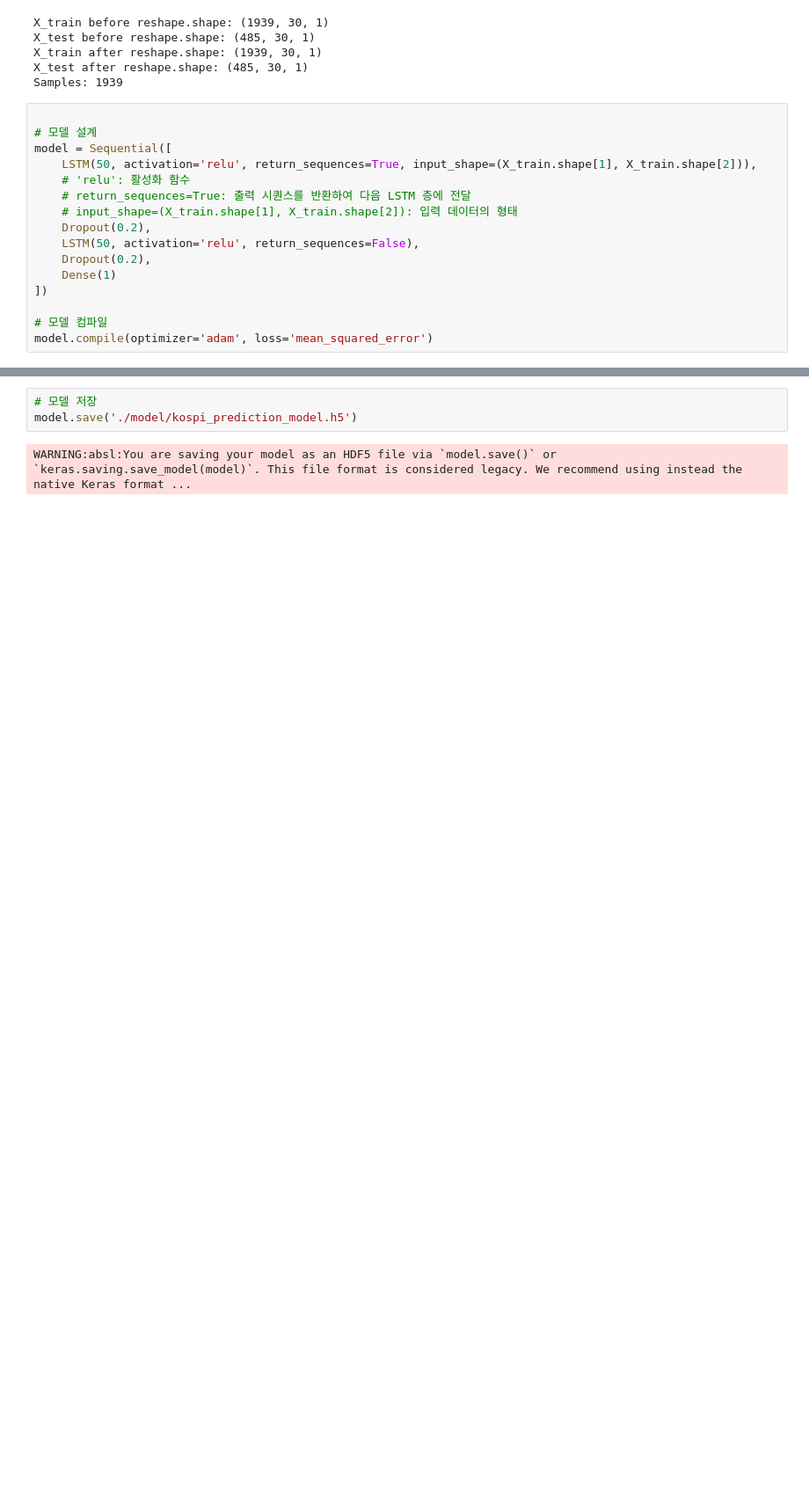
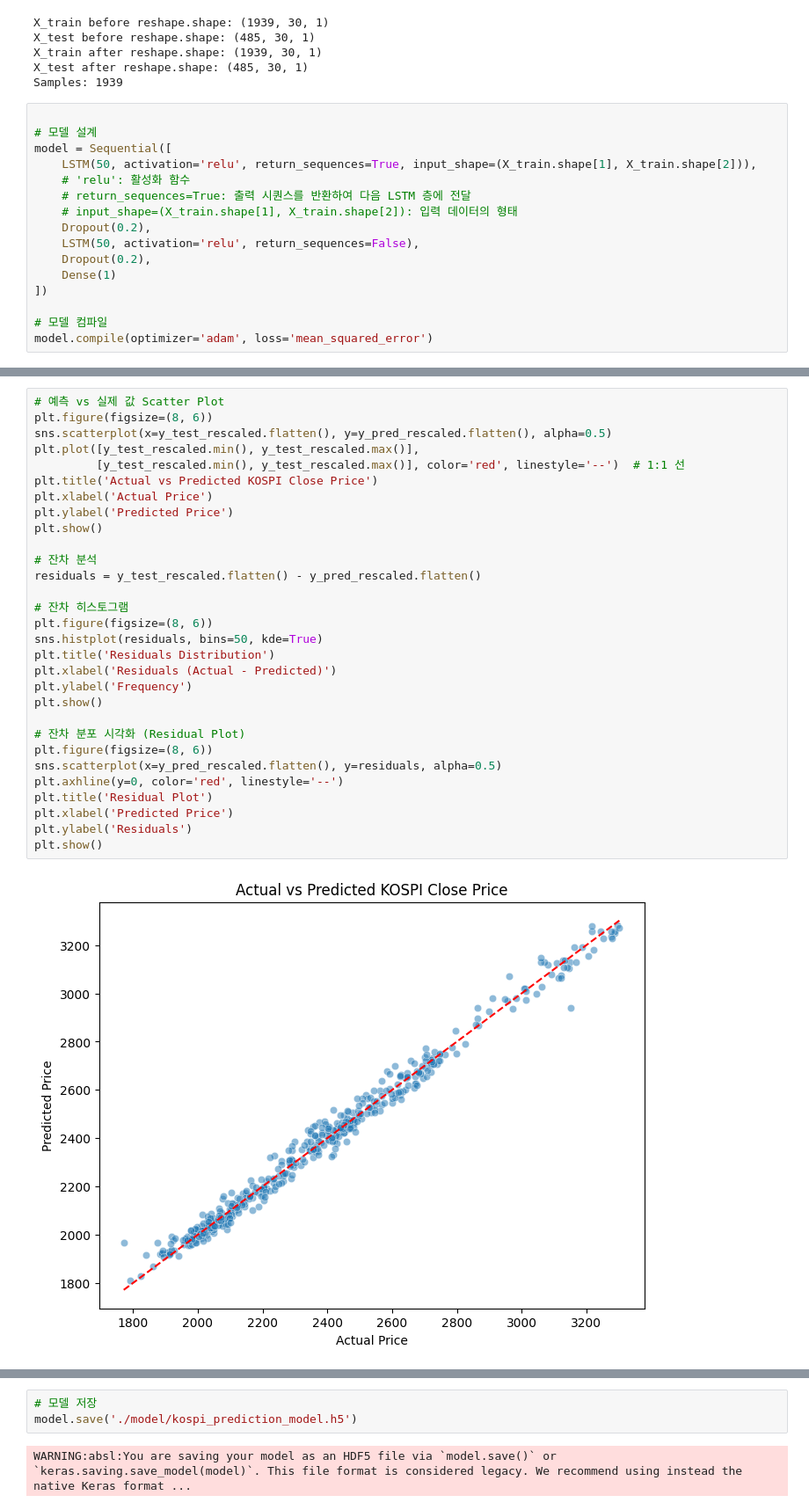
Before and after one commit to Aeyongddi/python_project, a Jupyter notebook: kospi_prediction.ipynb, the cells around one changed output, grey strips where cells are left out. Shown: that part at 88% size. Cells and saved outputs as stored; diff of their text form; blank space fills up the shorter version.

```diff
--- a/kospi_prediction.ipynb
+++ b/kospi_prediction.ipynb
@@ -288,0 +293,32 @@ R2: 0.9837264812270898
+# %%
+# 예측 vs 실제 값 Scatter Plot
+plt.figure(figsize=(8, 6))
+sns.scatterplot(x=y_test_rescaled.flatten(), y=y_pred_rescaled.flatten(), alpha=0.5)
+plt.plot([y_test_rescaled.min(), y_test_rescaled.max()],
+         [y_test_rescaled.min(), y_test_rescaled.max()], color='red', linestyle='--')  # 1:1 선
+plt.title('Actual vs Predicted KOSPI Close Price')
+plt.xlabel('Actual Price')
+plt.ylabel('Predicted Price')
+plt.show()
+
+# 잔차 분석
+residuals = y_test_rescaled.flatten() - y_pred_rescaled.flatten()
+
+# 잔차 히스토그램
+plt.figure(figsize=(8, 6))
+sns.histplot(residuals, bins=50, kde=True)
+plt.title('Residuals Distribution')
+plt.xlabel('Residuals (Actual - Predicted)')
+plt.ylabel('Frequency')
+plt.show()
+
+# 잔차 분포 시각화 (Residual Plot)
+plt.figure(figsize=(8, 6))
+sns.scatterplot(x=y_pred_rescaled.flatten(), y=residuals, alpha=0.5)
+plt.axhline(y=0, color='red', linestyle='--')
+plt.title('Residual Plot')
+plt.xlabel('Predicted Price')
+plt.ylabel('Residuals')
+plt.show()
+# %% [output]
+[figure, added]
```
Also changed, not shown: parts of 5 cells of this notebook, 2 other files.
